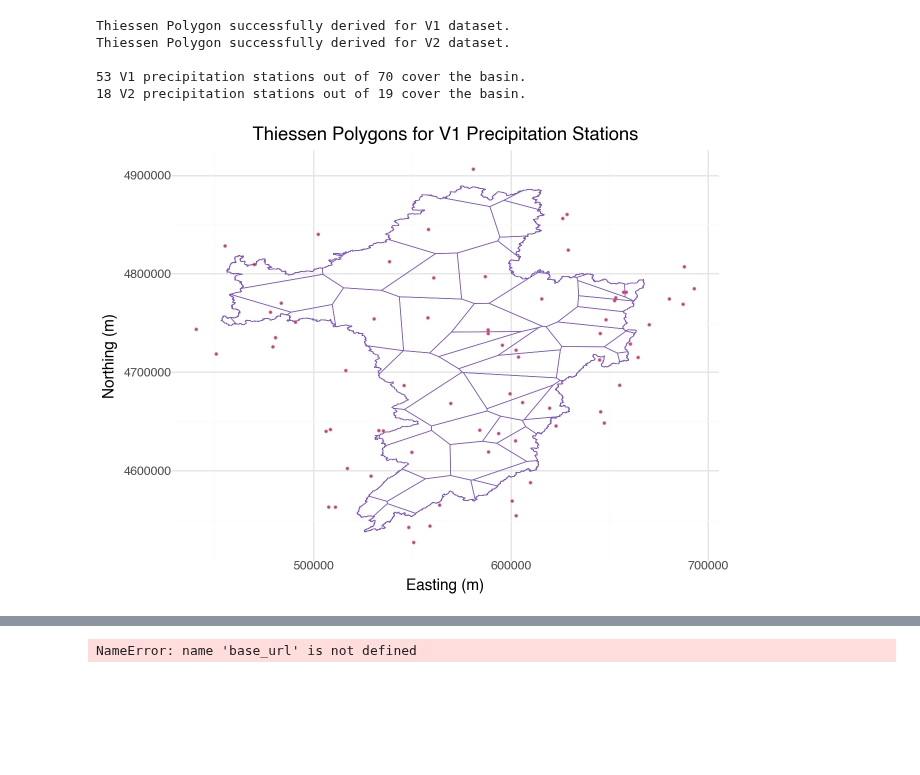
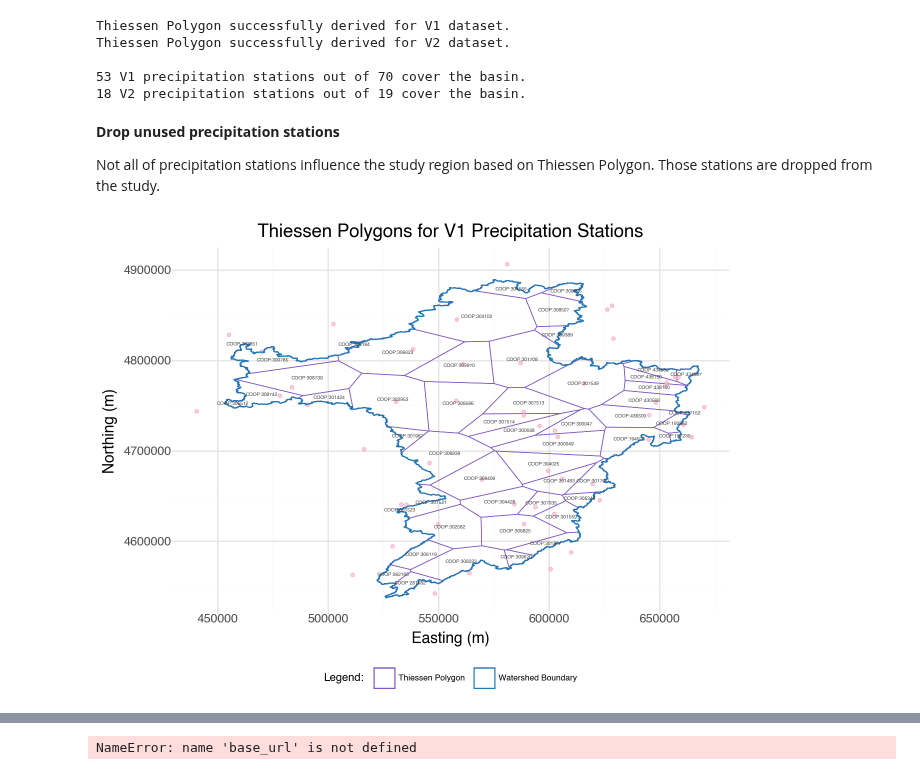
Before and after one commit to vpalvesalan/Unit-Hydrograph-Model, a Jupyter notebook: notebooks/preprocessing/data_prepocessing.ipynb, the cells around one changed output, grey strips where cells are left out. Cells and saved outputs as stored; diff of their text form; code cells hidden in the pictures; blank space fills up the shorter version.

```diff
--- a/notebooks/preprocessing/data_prepocessing.ipynb
+++ b/notebooks/preprocessing/data_prepocessing.ipynb
@@ -77,13 +77,6 @@ warnings.filterwarnings('ignore')
 load_dotenv(project_base_path / '.env')
 
 NOAA_API_TOKEN = os.getenv('NOAA_API_TOKEN')
-# %%
-# Load enviroment
-filename = 'data_preprocessing_workspace.pkl'
-with open(filename, 'rb') as f:
-    loaded_vars = pickle.load(f)
-
-globals().update(loaded_vars)
 # %% [markdown]
 ## 1. Shapefiles
 # %% [markdown]
@@ -578,10 +571,21 @@ Thiessen Polygon successfully derived for V2 dataset.
 
 53 V1 precipitation stations out of 70 cover the basin.
 18 V2 precipitation stations out of 19 cover the basin.
+# %% [markdown]
+**Drop unused precipitation stations**
+
+Not all of precipitation stations influence the study region based on Thiessen Polygon. Those stations are dropped from the study.
+# %%
+precip_stations_v1_filtered = precip_stations_v1_clipped[precip_stations_v1_clipped['precip_station_id'].isin(thiessen_polygons_v1_ds['precip_station_id'])]
+precip_stations_v2_filtered = precip_stations_v2_clipped[precip_stations_v2_clipped['StnID'].isin(thiessen_polygons_v2_ds['StnID'])]
 # %%
 # Compute centroids for placing labels
 thiessen_polygons_v1_ds['x'] = thiessen_polygons_v1_ds.centroid.x
 thiessen_polygons_v1_ds['y'] = thiessen_polygons_v1_ds.centroid.y
+
+# Add a new column to indicate the type of feature for color mapping
+thiessen_polygons_v1_ds['feature_type'] = 'Thiessen Polygon'
+upper_hudson_basin['feature_type'] = 'Watershed Boundary'
 
 # Build the plot
 thiessen_polygons_v1ds_map = (
@@ -590,7 +594,7 @@ thiessen_polygons_v1ds_map = (
     # Thiessen Polygons layer
     + geom_map(
         data=thiessen_polygons_v1_ds,
-        mapping=aes(geometry='geometry', color="Thiessen Polygon"),
+        mapping=aes(geometry='geometry', color='feature_type'),
         fill=None,
         size=0.3,
         show_legend=True
@@ -598,65 +602,58 @@ thiessen_polygons_v1ds_map = (
 
     # Precipitation Stations layer
     + geom_map(
-        data=precip_stations_v1_clipped[['geometry']],
-        mapping=aes(geometry='geometry',
-                    color="Precipitation Station",
-                    shape="Precipitation Station"),
+        data=precip_stations_v1_filtered,
+        mapping=aes(geometry='geometry'),
+        shape = map_style.get('precipitation_station_v1').get('shape'),
+        color = map_style.get('precipitation_station_v1').get('color'),
+        fill = map_style.get('precipitation_station_v1').get('fill'),
         alpha=0.75,
-        show_legend=True
+        size =1.5,
+        stroke = 0.1
     )
 
     # Upper Hudson Basin layer
     + geom_map(
-        data=upper_hudson_basin[['geometry']],
-        mapping=aes(geometry='geometry', color="Watershed Boundary"),
+        data=upper_hudson_basin,
+        mapping=aes(geometry='geometry', color='feature_type'),
         fill=None,
         show_legend=True
     )
 
     # Add labels for precipitation station IDs (using the centroids)
     + geom_text(
         data=thiessen_polygons_v1_ds,
         mapping=aes(x='x', y='y', label='precip_station_id'),
-        size=4,
+        size=3.5,
         color=map_style.get('text').get('color')
     )
 
     # Set titles and axes labels
     + labs(title='Thiessen Polygons for V1 Precipitation Stations',
            x="Easting (m)", y="Northing (m)")
 
     + coord_cartesian()
     + theme_minimal()
 
     # Place the legend at the bottom and adjust text sizes
     + theme(
-          legend_title=element_text(size=10),
-          legend_text=element_text(size=8),
+          legend_title=element_text(size=8),
+          legend_text=element_text(size=6),
           legend_position='bottom'
       )
 
     # Manually assign colors to each mapped group
     + scale_color_manual(
-          name="Map Feature",
+          name="Legend:",
           values={
-              "Thiessen Polygon": map_style.get('thiessen_polygon').get('color'),
-              "Precipitation Station": map_style.get('precipitation_station_v1').get('color'),
-              "Watershed Boundary": map_style.get('watershed_boundary').get('color')
-          }
-      )
-
-    # Manually assign shapes (only used for the precipitation stations layer)
-    + scale_shape_manual(
-          name="Map Feature",
-          values={
-              "Precipitation Station": map_style.get('precipitation_station_v1').get('shape')
+              'Thiessen Polygon': map_style.get('thiessen_polygon').get('color'),
+              'Watershed Boundary': map_style.get('watershed_boundary').get('color')
           }
       )
 )
 
 # Display the plot
 thiessen_polygons_v1ds_map.show()
 # %% [output]
-[figure, old version]
+[figure, new version]
 # %%
```
Also changed, not shown: parts of 2 cells of this notebook.
